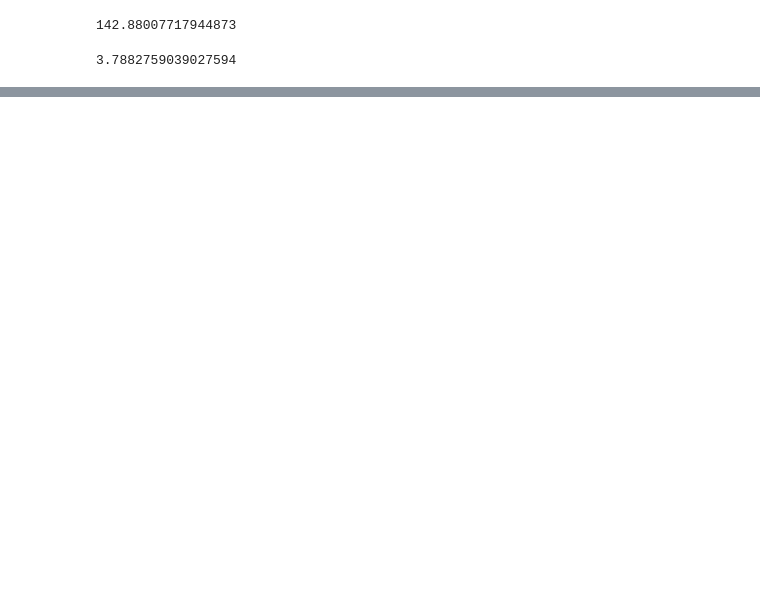
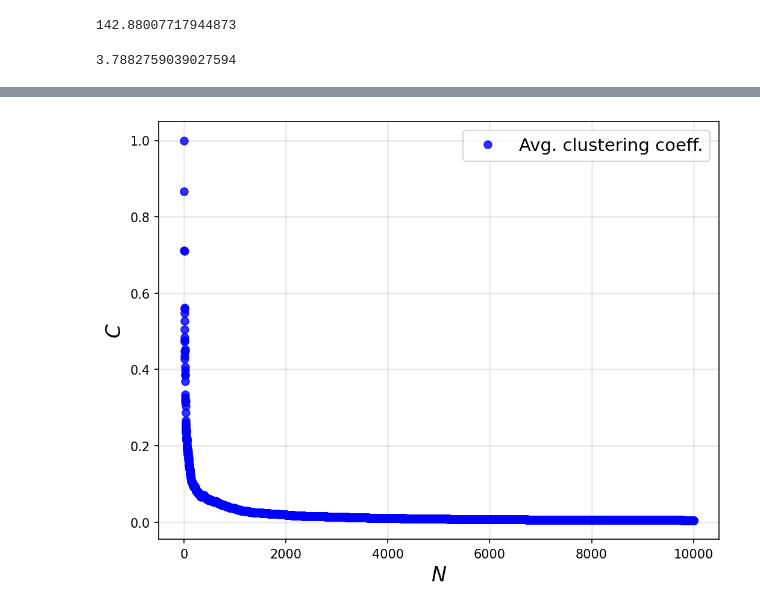
Before and after one commit to ldr7/Network-Science, a Jupyter notebook: homework2.ipynb, the cells around one changed output, grey strips where cells are left out. Cells and saved outputs as stored; diff of their text form; code cells hidden in the pictures; blank space fills up the shorter version.

```diff
--- a/homework2.ipynb
+++ b/homework2.ipynb
@@ -43,0 +240,16 @@ def run_experiment(No, N, m):
+# %%
+fig, ax = plt.subplots(1,1,figsize=(8,6),dpi=150)
+
+ax.plot(range(4,4+len(clustering_score_store)), clustering_score_store,'o', color='blue', label=f'Avg. clustering coeff.', alpha=0.8)
+
+ax.set_xlabel(r"$N$", fontsize=16)
+ax.set_ylabel(r"$C$", fontsize=16)
+ax.legend(fontsize=14)
+#ax.set_title('Cumulative degree distribution')
+ax.grid(linewidth=1.25, color='#999999', alpha=0.2, linestyle='-')
+
+#plt.savefig('../figs/pngs/PolBlogs_inout_degreedist.png', dpi=425, bbox_inches='tight')
+#plt.savefig('../figs/pdfs/PolBlogs_inout_degreedist.pdf', bbox_inches='tight')
+plt.show()
+# %% [output]
+[figure, added]
```
Also changed, not shown: parts of 22 cells of this notebook.
